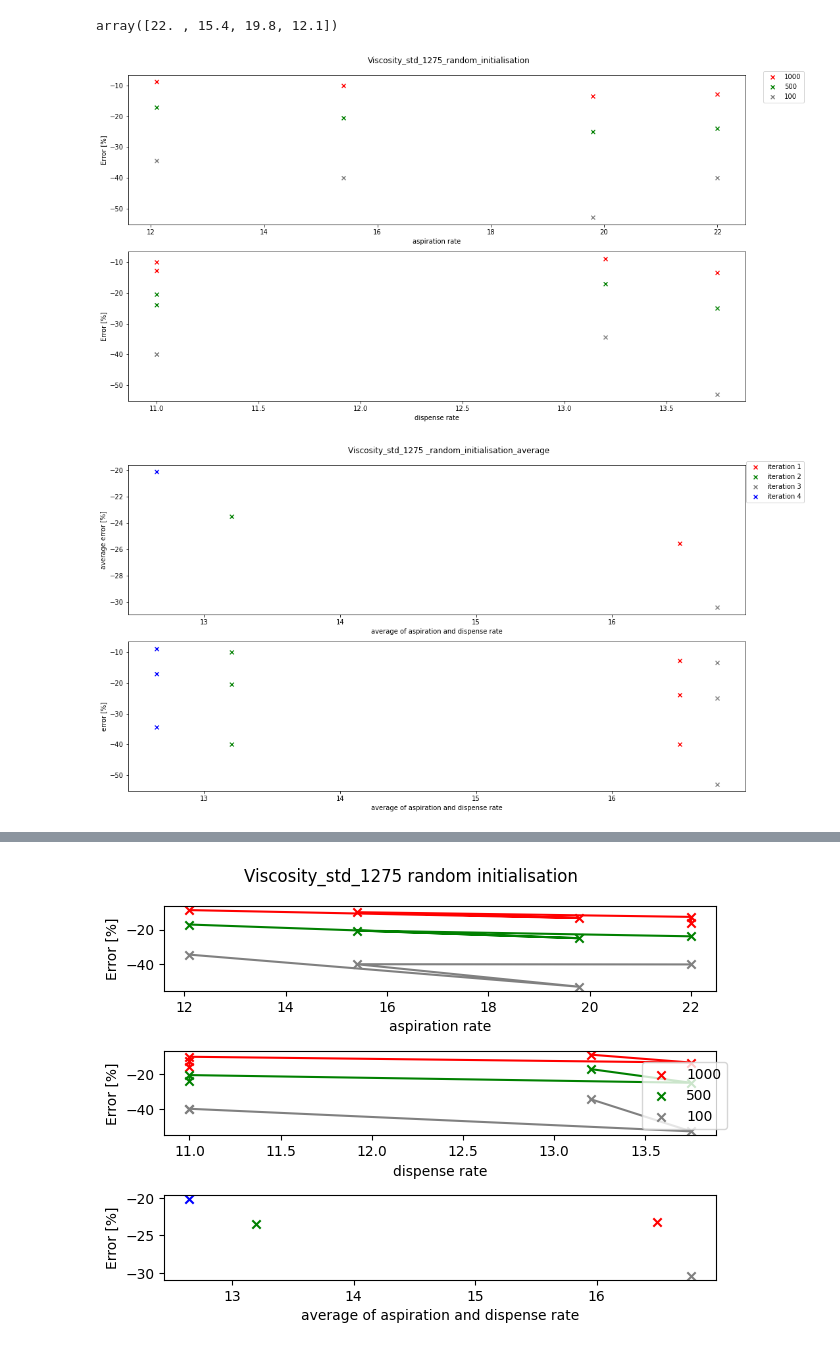
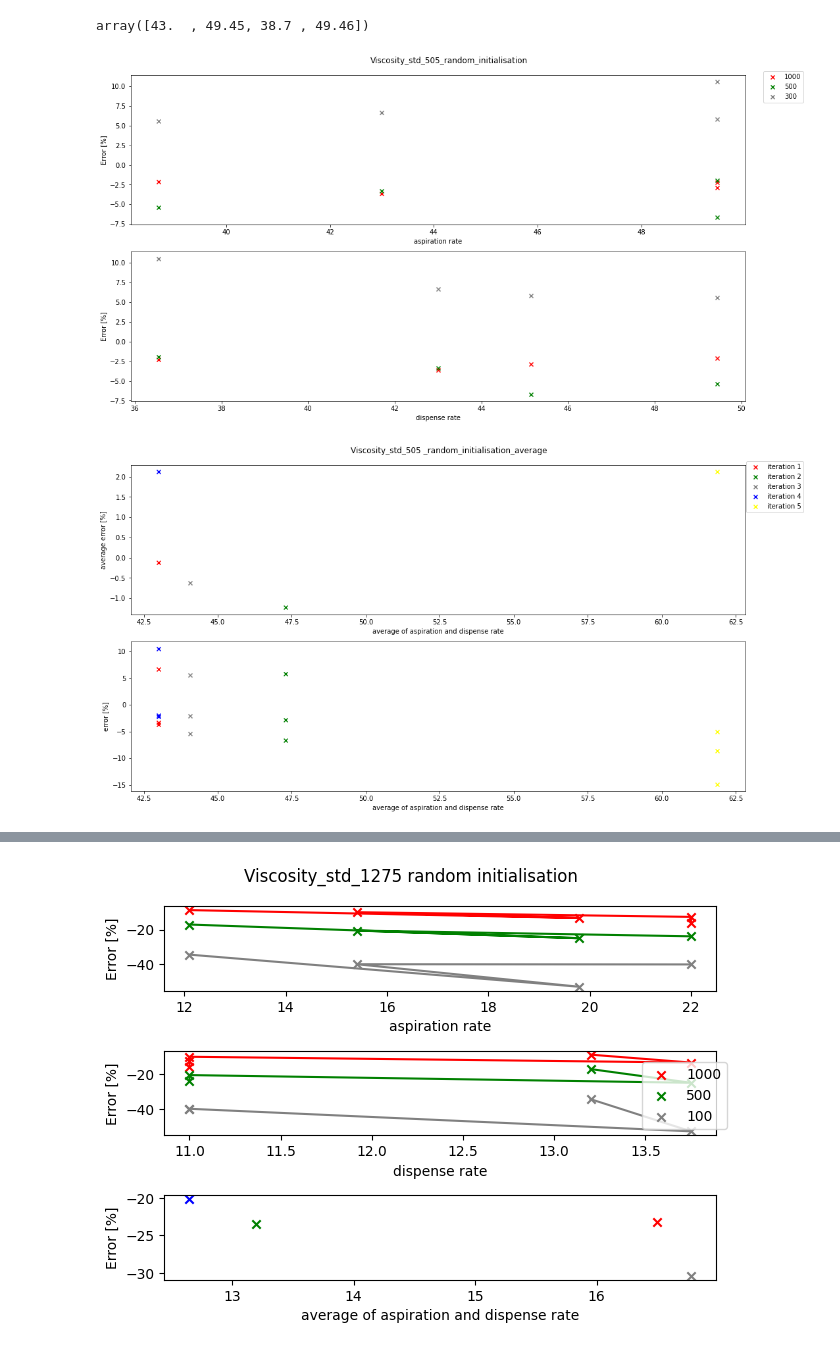
Before and after one commit to Quijanove/viscosity_liquid_transfer_Pablo, a Jupyter notebook: Opentrons_experiments/Random_initialisation_data_ver3/code for both diagrams.ipynb, the cells around one changed output, grey strips where cells are left out. Drawn from its saved outputs; the diff is of its cells as text; code cells hidden in the pictures.

```diff
--- a/Opentrons_experiments/Random_initialisation_data_ver3/code for both diagrams.ipynb
+++ b/Opentrons_experiments/Random_initialisation_data_ver3/code for both diagrams.ipynb
@@ -4,11 +4,11 @@ import pandas as pd
 import numpy as np
 import os
 # %%
-std = '1275'
+std = '505'
 
 initialisation_folder = (r'C:\Users\amdm_\OneDrive\Documents\GitHub\viscosity_liquid_transfer_Pablo\Opentrons_experiments\Random_initialisation_data_ver3')
 
-df_cal = pd.read_csv(initialisation_folder+r'/Viscosity_std_'+std+'.csv').drop(0)
+df_cal = pd.read_csv(initialisation_folder+r'/Viscosity_std_'+std+'.csv')
 
 df_cal
 # %% [output]
@@ -28,8 +28,9 @@ df_cal
 # %%
 ARs = df_cal['aspiration_rate'].unique()
+
 ARs
 # %% [output]
-array([22. , 15.4, 19.8, 12.1])
+array([43.  , 49.45, 38.7 , 49.46])
 # %%
 
 fig,axs = plt.subplots(2,1)
@@ -44,6 +45,7 @@ df_cal_rate1 = df_cal.where(df_cal.aspiration_rate==ARs[0]).dropna(how='all')
 df_cal_rate2 = df_cal.where(df_cal.aspiration_rate==ARs[1]).dropna(how='all')
 df_cal_rate3 = df_cal.where(df_cal.aspiration_rate==ARs[2]).dropna(how='all')
 df_cal_rate4 = df_cal.where(df_cal.aspiration_rate==ARs[3]).dropna(how='all')
+#df_cal_rate5 = df_cal.where(df_cal.aspiration_rate==ARs[4]).dropna(how='all')
 
 
 # for indv in ARs:
@@ -52,7 +54,7 @@ df_cal_rate4 = df_cal.where(df_cal.aspiration_rate==ARs[3]).dropna(how='all')
 
 axs[0].scatter(df_cal_1000['aspiration_rate'],df_cal_1000['%error'], marker= 'x', label = '1000', c = 'red')
 axs[0].scatter(df_cal_500['aspiration_rate'],df_cal_500['%error'], marker= 'x', label = '500', c = 'green')
-axs[0].scatter(df_cal_100['aspiration_rate'],df_cal_100['%error'], marker= 'x', label = '100', c = 'grey')
+axs[0].scatter(df_cal_100['aspiration_rate'],df_cal_100['%error'], marker= 'x', label = '300', c = 'grey')
 
 
 axs[0].set_xlabel('aspiration rate')
@@ -75,40 +77,42 @@ fig.tight_layout()
 
 fig.savefig(initialisation_folder+r'/'+'Viscosity_std_'+std+'.png')
 # %% [output]
-[figure, old version]
+[figure, new version]
 # %%
 fig,axs = plt.subplots(2,1)
 
-axs[0].scatter(((df_cal_rate1['aspiration_rate']+df_cal_rate1['dispense_rate'])/2)[1],df_cal_rate1['%error'].mean(), label = 'iteration 1',marker= 'x', c = 'red')
-axs[0].scatter(((df_cal_rate2['aspiration_rate']+df_cal_rate2['dispense_rate'])/2)[4],df_cal_rate2['%error'].mean(), label = 'iteration 2',marker= 'x', c = 'green')
-axs[0].scatter(((df_cal_rate3['aspiration_rate']+df_cal_rate3['dispense_rate'])/2)[7],df_cal_rate3['%error'].mean(), label = 'iteration 3',marker= 'x', c = 'grey')
-axs[0].scatter(((df_cal_rate4['aspiration_rate']+df_cal_rate4['dispense_rate'])/2)[10],df_cal_rate4['%error'].mean(),label = 'iteration 4',marker= 'x', c = 'blue')
+axs[0].scatter(((df_cal_rate1['aspiration_rate']+df_cal_rate1['dispense_rate'])/2)[0],df_cal_rate1['%error'].mean(), label = 'iteration 1',marker= 'x', c = 'red')
+axs[0].scatter(((df_cal_rate2['aspiration_rate']+df_cal_rate2['dispense_rate'])/2)[3],df_cal_rate2['%error'].mean(), label = 'iteration 2',marker= 'x', c = 'green')
+axs[0].scatter(((df_cal_rate3['aspiration_rate']+df_cal_rate3['dispense_rate'])/2)[6],df_cal_rate3['%error'].mean(), label = 'iteration 3',marker= 'x', c = 'grey')
+axs[0].scatter(((df_cal_rate4['aspiration_rate']+df_cal_rate4['dispense_rate'])/2)[9],df_cal_rate4['%error'].mean(),label = 'iteration 4',marker= 'x', c = 'blue')
+axs[0].scatter(((df_cal_rate5['aspiration_rate']+df_cal_rate5['dispense_rate'])/2)[12],df_cal_rate4['%error'].mean(),label = 'iteration 5',marker= 'x', c = 'yellow')
 
 # axs[0].plot(((df_cal_rate1['aspiration_rate']+df_cal_rate1['dispense_rate'])/2)[1],df_cal_rate1['%error'].mean(), c = 'red')
 # axs[0].plot(((df_cal_rate2['aspiration_rate']+df_cal_rate2['dispense_rate'])/2)[4],df_cal_rate2['%error'].mean(), c = 'green')
 # axs[0].plot(((df_cal_rate3['aspiration_rate']+df_cal_rate3['dispense_rate'])/2)[7],df_cal_rate3['%error'].mean(), c = 'grey')
 # axs[0].plot(((df_cal_rate4['aspiration_rate']+df_cal_rate4['dispense_rate'])/2)[10],df_cal_rate4['%error'].mean(), c = 'blue')
 
 axs[0].set_xlabel('average of aspiration and dispense rate')
 axs[0].set_ylabel('average error [%]')
 
 
 axs[1].scatter(((df_cal_rate1['aspiration_rate']+df_cal_rate1['dispense_rate'])/2),df_cal_rate1['%error'], marker= 'x', c = 'red')
 axs[1].scatter(((df_cal_rate2['aspiration_rate']+df_cal_rate2['dispense_rate'])/2),df_cal_rate2['%error'], marker= 'x', c = 'green')
 axs[1].scatter(((df_cal_rate3['aspiration_rate']+df_cal_rate3['dispense_rate'])/2),df_cal_rate3['%error'], marker= 'x', c = 'grey')
 axs[1].scatter(((df_cal_rate4['aspiration_rate']+df_cal_rate4['dispense_rate'])/2),df_cal_rate4['%error'], marker= 'x', c = 'blue')
+axs[1].scatter(((df_cal_rate5['aspiration_rate']+df_cal_rate5['dispense_rate'])/2),df_cal_rate5['%error'], marker= 'x', c = 'yellow')
 
 axs[1].set_xlabel('average of aspiration and dispense rate')
 axs[1].set_ylabel('error [%]')
 
 fig.set_size_inches(15, 8)
 fig.suptitle('Viscosity_std_'+std+' '+'_random_initialisation_average')
 axs[0].legend(bbox_to_anchor=(1.1, 1.05))
 fig.tight_layout()
 
 fig.savefig(initialisation_folder+r'/'+'Viscosity_std_'+std+'_average'+'.png')
 # %% [output]
-[figure, old version]
+[figure, new version]
 # %%
 df_cal_rate4
 # %% [output]
```
Also changed, not shown: parts of 1 cell of this notebook, 18 other files.
